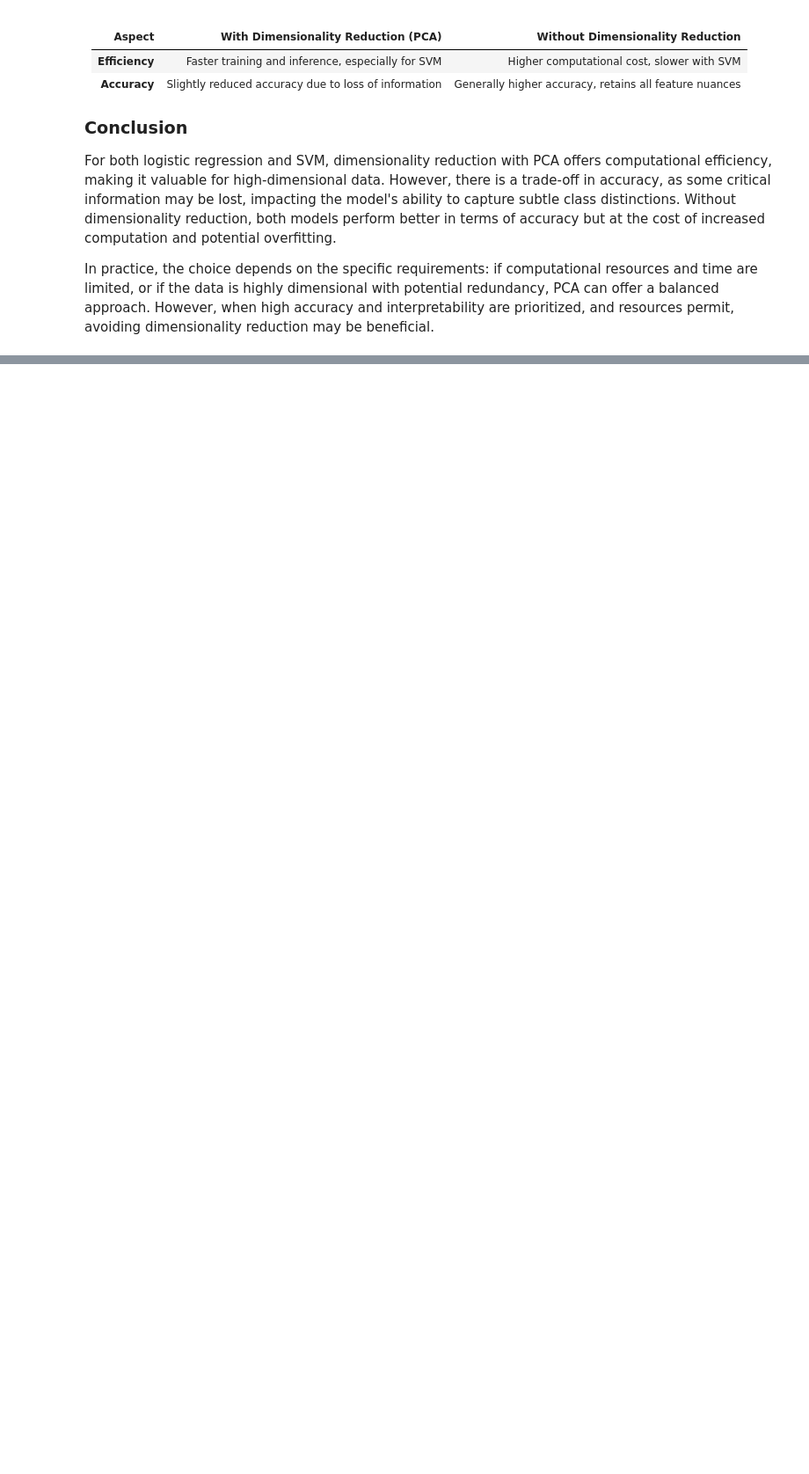
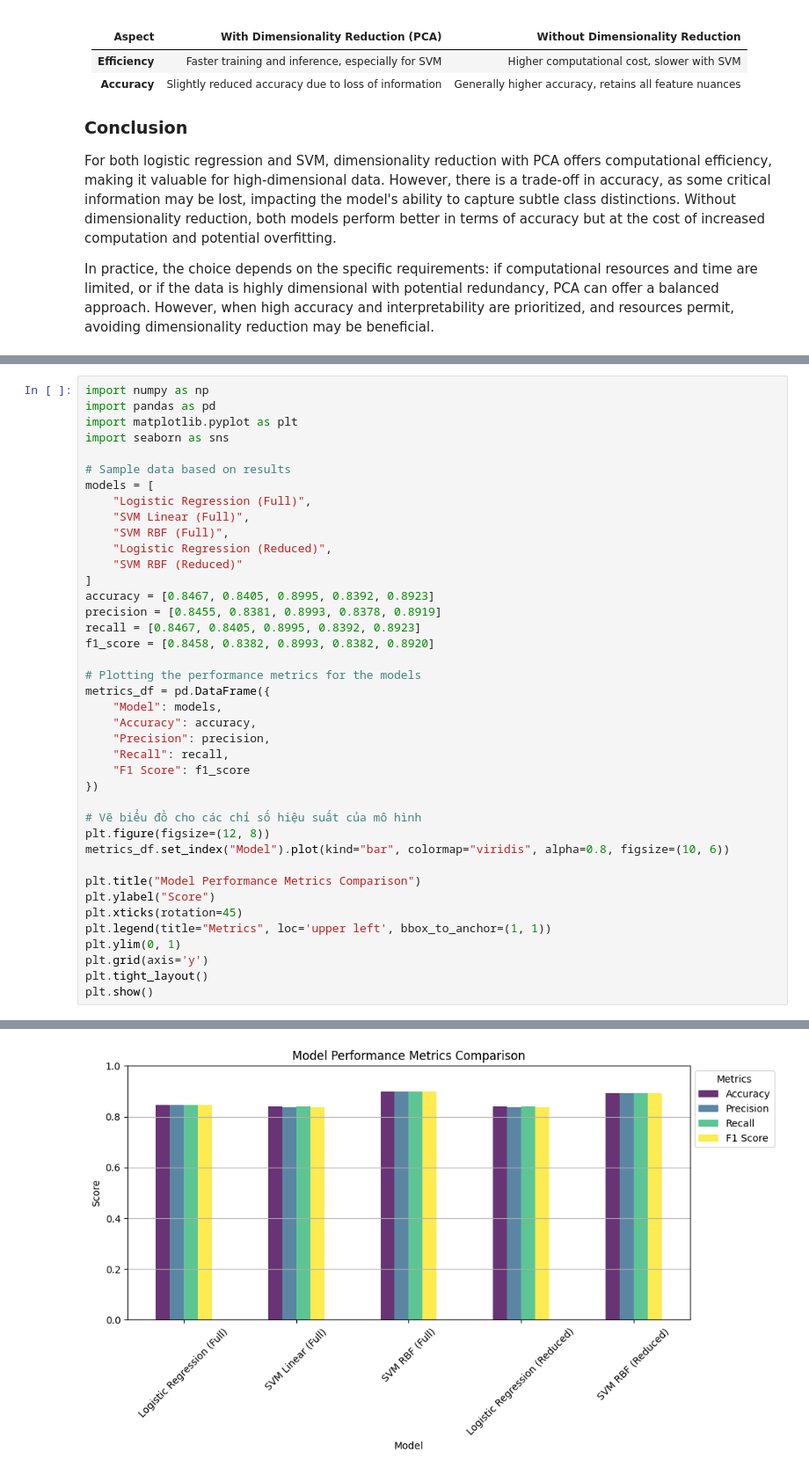
Before and after one commit to tandao0909/pattern-recognition, a Jupyter notebook: Lab 01/The Curse and Reduction of Dimensionality/Curse and Reduction of Dimensionality.ipynb, the cells around one changed output, grey strips where cells are left out. Shown at 88% size. Saved outputs shown, nothing was run; the diff lists cells and outputs as text; blank space fills up the shorter version.

```diff
--- a/Lab 01/The Curse and Reduction of Dimensionality/Curse and Reduction of Dimensionality.ipynb
+++ b/Lab 01/The Curse and Reduction of Dimensionality/Curse and Reduction of Dimensionality.ipynb
@@ -850,0 +899,41 @@ In practice, the choice depends on the specific requirements: if computational r
+# %%
+import numpy as np
+import pandas as pd
+import matplotlib.pyplot as plt
+import seaborn as sns
+
+# Sample data based on results
+models = [
+    "Logistic Regression (Full)",
+    "SVM Linear (Full)",
+    "SVM RBF (Full)",
+    "Logistic Regression (Reduced)",
+    "SVM RBF (Reduced)"
+]
+accuracy = [0.8467, 0.8405, 0.8995, 0.8392, 0.8923]
+precision = [0.8455, 0.8381, 0.8993, 0.8378, 0.8919]
+recall = [0.8467, 0.8405, 0.8995, 0.8392, 0.8923]
+f1_score = [0.8458, 0.8382, 0.8993, 0.8382, 0.8920]
+
+# Plotting the performance metrics for the models
+metrics_df = pd.DataFrame({
+    "Model": models,
+    "Accuracy": accuracy,
+    "Precision": precision,
+    "Recall": recall,
+    "F1 Score": f1_score
+})
+
+# Vẽ biểu đồ cho các chỉ số hiệu suất của mô hình
+plt.figure(figsize=(12, 8))
+metrics_df.set_index("Model").plot(kind="bar", colormap="viridis", alpha=0.8, figsize=(10, 6))
+
+plt.title("Model Performance Metrics Comparison")
+plt.ylabel("Score")
+plt.xticks(rotation=45)
+plt.legend(title="Metrics", loc='upper left', bbox_to_anchor=(1, 1))
+plt.ylim(0, 1)
+plt.grid(axis='y')
+plt.tight_layout()
+plt.show()
+# %% [output]
@@ -850,0 +941 @@ In practice, the choice depends on the specific requirements: if computational r
+[figure, added]
```
Also changed, not shown: parts of 24 cells of this notebook.
